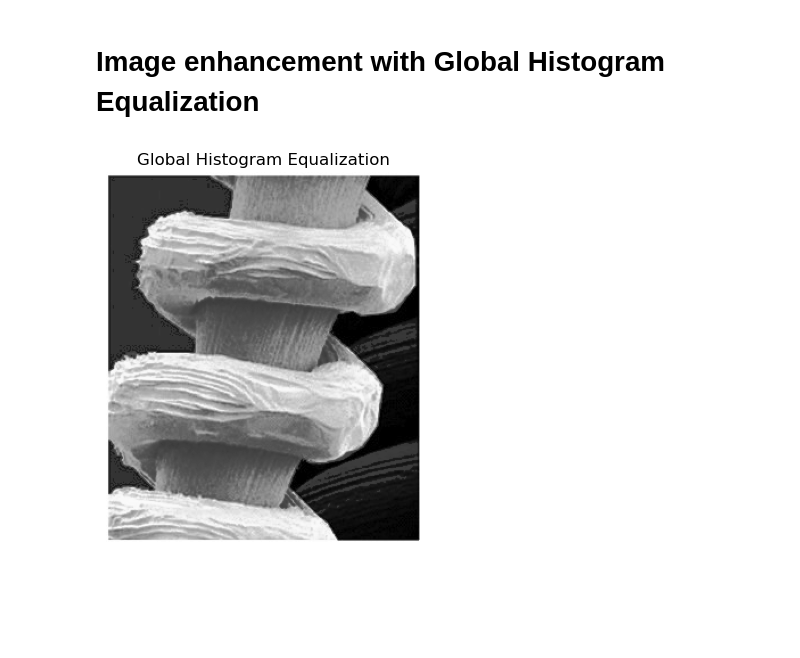
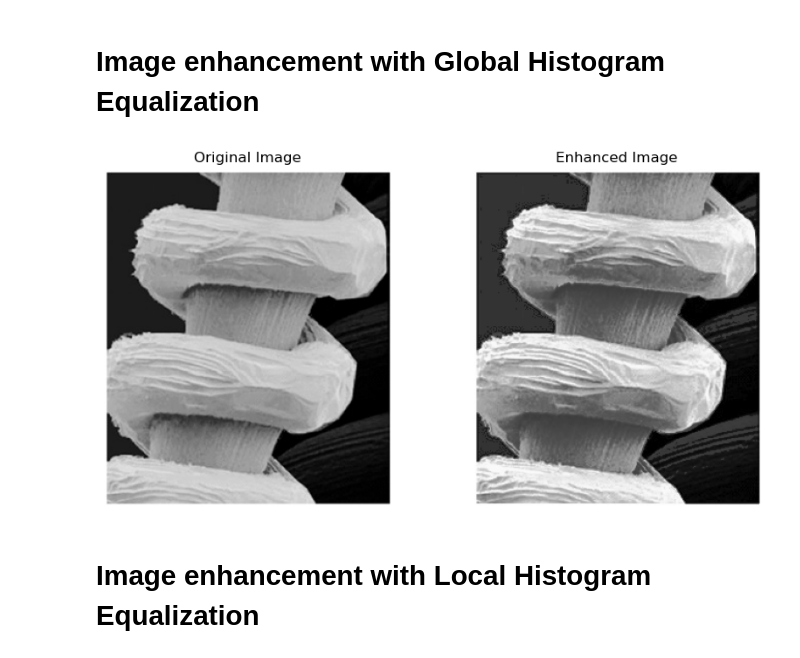
Before and after one commit to ratchanonp/imageprocessing, a Jupyter notebook: Assignment_2/assignment_2.ipynb, the cells around one changed output. Cells and saved outputs as stored; diff of their text form; code cells hidden in the pictures; blank space fills up the shorter version.

```diff
--- a/Assignment_2/assignment_2.ipynb
+++ b/Assignment_2/assignment_2.ipynb
@@ -54,10 +54,3 @@ def globalHistogramEqualiztion(img):
     img_new = cdf_normalized[img]
 
     return img_new
-# %%
-plt.imshow(globalHistogramEqualiztion(img), cmap="gray")
-plt.axis("off")
-plt.title("Global Histogram Equalization")
-plt.show()
-# %% [output]
-[figure, removed]
@@ -63,0 +71,24 @@ plt.show()
+# %%
+enchanced_img = globalHistogramEqualiztion(img)
+
+# Plot the histogram
+# plotHistogram(img, "Original Image Histogram")
+
+plt.figure(figsize=(10, 5))
+
+# Plot the image and subplot histogram
+plt.subplot(1, 2, 1)
+plt.imshow(img, cmap="gray")
+plt.axis("off")
+plt.title("Original Image")
+
+plt.subplot(1, 2, 2)
+plt.imshow(enchanced_img, cmap="gray")
+plt.axis("off")
+plt.title("Enhanced Image")
+
+plt.show()
+# %% [output]
+[figure, added]
+# %% [markdown]
+# Image enhancement with Local Histogram Equalization
```
Also changed, not shown: parts of 4 cells of this notebook.
